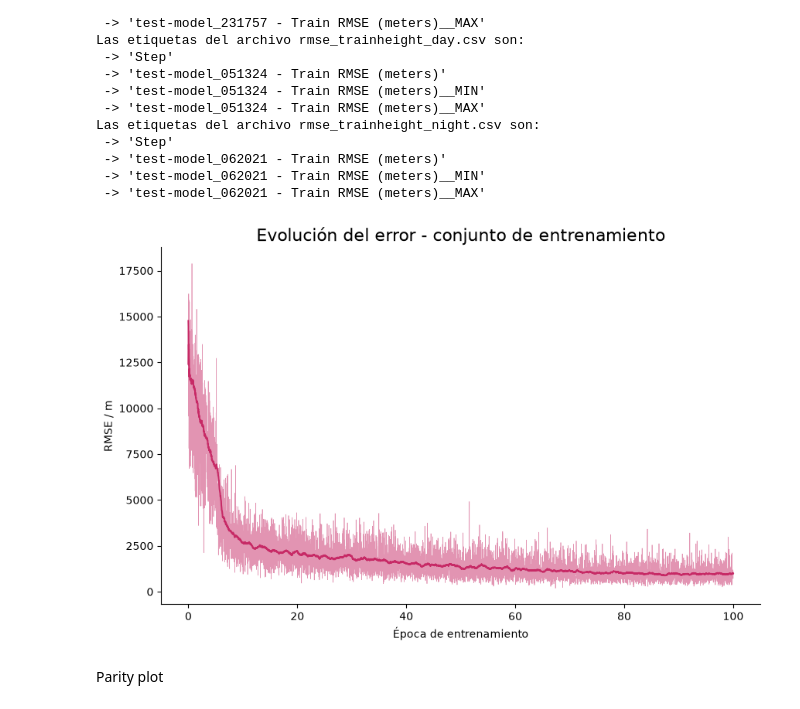
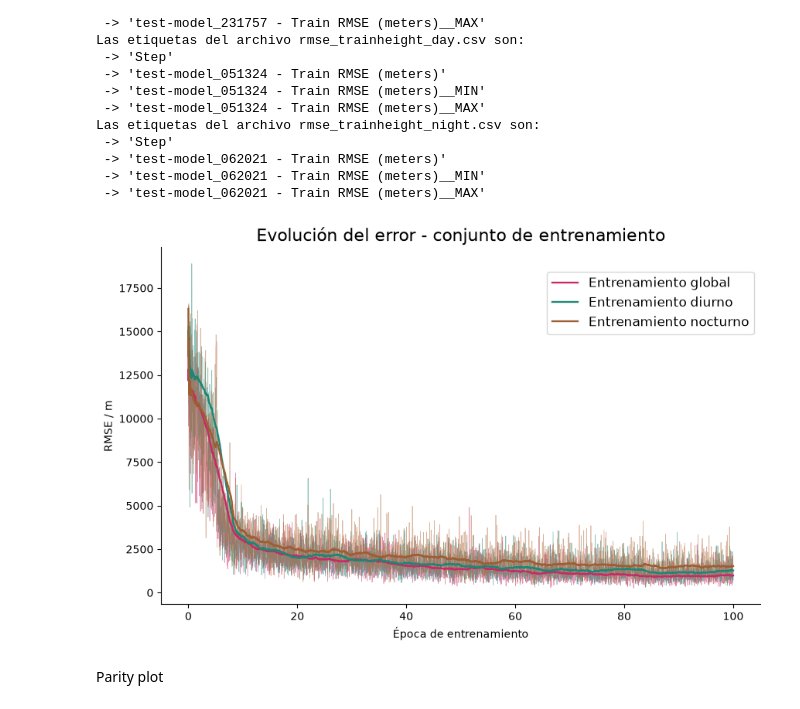
Before and after one commit to veraperez23/CloudBaseHeight, a Jupyter notebook: graphs_results/apartado2/apartado2.ipynb, the cells around one changed output. Drawn from its saved outputs; the diff is of its cells as text; code cells hidden in the pictures.

```diff
--- a/graphs_results/apartado2/apartado2.ipynb
+++ b/graphs_results/apartado2/apartado2.ipynb
@@ -159,36 +159,45 @@ Las etiquetas del archivo rmse_trainheight_night.csv son:
 # %%
 plt.figure(figsize=(10,6))
 
-everyN=1
+everyN=3
 window=100
 
 # 1. Extraemos los datos crudos de todos los modelos
 val = 10000*rmse_val['test-model_231757 - Val RMSE Validación (metros)'][::everyN]
 train = 10000*rmse_train['test-model_231757 - Train RMSE (meters)'][::everyN]
 
+val_day = rmse_val_day['test-model_051324 - Val RMSE Validación (metros)'][::everyN]
+train_day = rmse_train_day['test-model_051324 - Train RMSE (meters)'][::everyN]
+
+val_night = rmse_val_night['test-model_062021 - Val RMSE Validación (metros)'][::everyN]
+train_night =rmse_train_night['test-model_062021 - Train RMSE (meters)'][::everyN]
 
 train_avg = train.rolling(window=window, min_periods=1).mean()
+train_day_avg=train_day.rolling(window=window, min_periods=1).mean()
+train_night_avg=train_night.rolling(window=window, min_periods=1).mean()
 
 
 
 plt.plot(epocas2[::everyN], train, color=colores[0], linewidth=0.5, alpha=0.5)
+plt.plot(epocas2_day[::everyN], train_day, color=colores[2], linewidth=0.5, alpha=0.5)
+plt.plot(epocas2_night[::everyN], train_night, color=colores[1], linewidth=0.5, alpha=0.5)
 
-
-plt.plot(epocas2[::everyN], train_avg, label='Entrenamiento', color=colores[0], linewidth=1.5)
-#plt.plot(epocas[::everyN], val, color=colores[2], linewidth=1.5, label='Validación')
+plt.plot(epocas2[::everyN], train_avg, label='Entrenamiento global', color=colores[0], linewidth=1.7)
+plt.plot(epocas2_day[::everyN], train_day_avg, label='Entrenamiento diurno', color=colores[2], linewidth=1.7)
+plt.plot(epocas2_night[::everyN], train_night_avg, label='Entrenamiento nocturno', color="#9D5E34", linewidth=1.7)
 
 plt.xlabel('Época de entrenamiento')
 plt.ylabel('RMSE / m')
 plt.title('Evolución del error - conjunto de entrenamiento', fontsize=16)
-#plt.legend(fontsize=12, bbox_to_anchor=(1.0, 0.95))
+plt.legend(fontsize=12, bbox_to_anchor=(1.0, 0.95))
 
 ax = plt.gca()
 ax.spines['top'].set_visible(False)
 ax.spines['right'].set_visible(False)
 
 plt.show()
 # %% [output]
-[figure, old version]
+[figure, new version]
 # %% [markdown]
 Parity plot
 # %%
```
Also changed, not shown: parts of 5 cells of this notebook, 1 other file.
